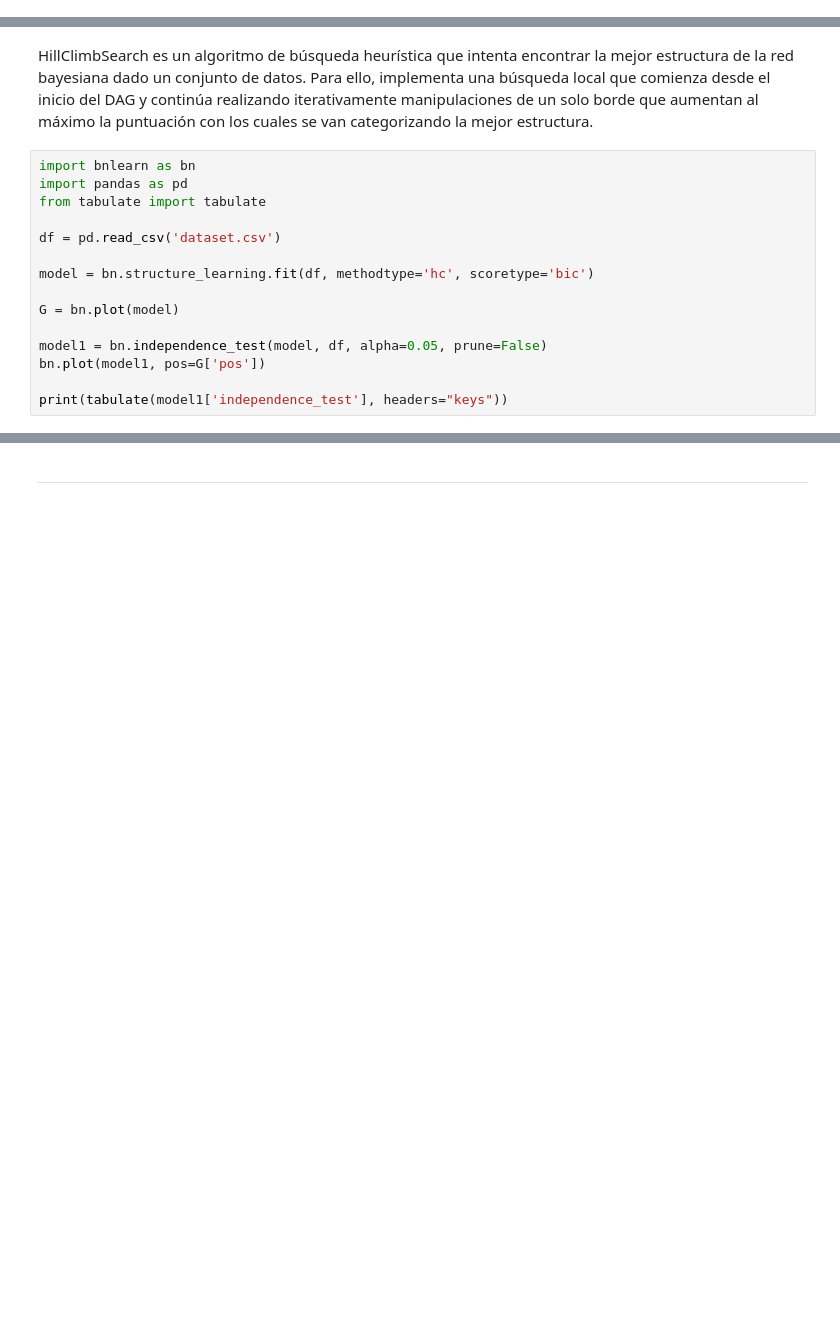
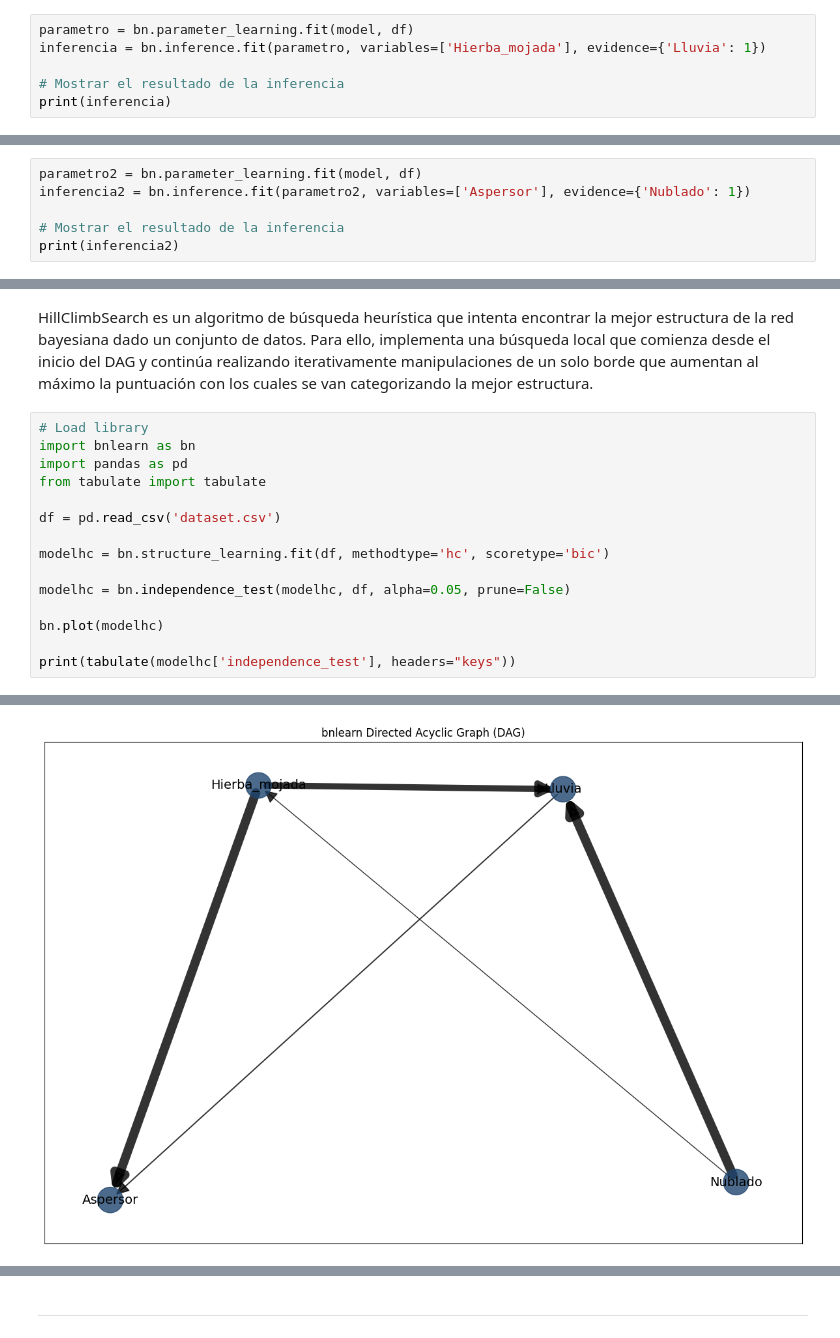
Before and after one commit to xeromark/TareasIA, a Jupyter notebook: TareaIA.ipynb, the cells around one changed output, grey strips where cells are left out. Cells and saved outputs as stored; diff of their text form; blank space fills up the shorter version.

```diff
--- a/TareaIA.ipynb
+++ b/TareaIA.ipynb
@@ -83,0 +88,6 @@ Obtenido estos resultados, cabe a hacerse las siguientes consultas de inferencia
+# %%
+parametro = bn.parameter_learning.fit(model, df)
+inferencia = bn.inference.fit(parametro, variables=['Hierba_mojada'], evidence={'Lluvia': 1})
+
+# Mostrar el resultado de la inferencia
+print(inferencia)
@@ -83,0 +120,6 @@ Obtenido estos resultados, cabe a hacerse las siguientes consultas de inferencia
+# %%
+parametro2 = bn.parameter_learning.fit(model, df)
+inferencia2 = bn.inference.fit(parametro2, variables=['Aspersor'], evidence={'Nublado': 1})
+
+# Mostrar el resultado de la inferencia
+print(inferencia2)
@@ -86,17 +148,18 @@ Obtenido estos resultados, cabe a hacerse las siguientes consultas de inferencia
 # %% [markdown]
 HillClimbSearch es un algoritmo de búsqueda heurística que intenta encontrar la mejor estructura de la red bayesiana dado un conjunto de datos. Para ello, implementa una búsqueda local que comienza desde el inicio del DAG y continúa realizando iterativamente manipulaciones de un solo borde que aumentan al máximo la puntuación con los cuales se van categorizando la mejor estructura.
 # %%
+# Load library
 import bnlearn as bn
 import pandas as pd
 from tabulate import tabulate
 
 df = pd.read_csv('dataset.csv')
 
-model = bn.structure_learning.fit(df, methodtype='hc', scoretype='bic')
+modelhc = bn.structure_learning.fit(df, methodtype='hc', scoretype='bic')
 
-G = bn.plot(model)
+modelhc = bn.independence_test(modelhc, df, alpha=0.05, prune=False)
 
-model1 = bn.independence_test(model, df, alpha=0.05, prune=False)
-bn.plot(model1, pos=G['pos'])
+bn.plot(modelhc)
 
-print(tabulate(model1['independence_test'], headers="keys"))
+print(tabulate(modelhc['independence_test'], headers="keys"))
+# %% [output]
@@ -102,0 +176 @@ print(tabulate(model1['independence_test'], headers="keys"))
+[figure, added]
```
Also changed, not shown: parts of 22 cells of this notebook.
